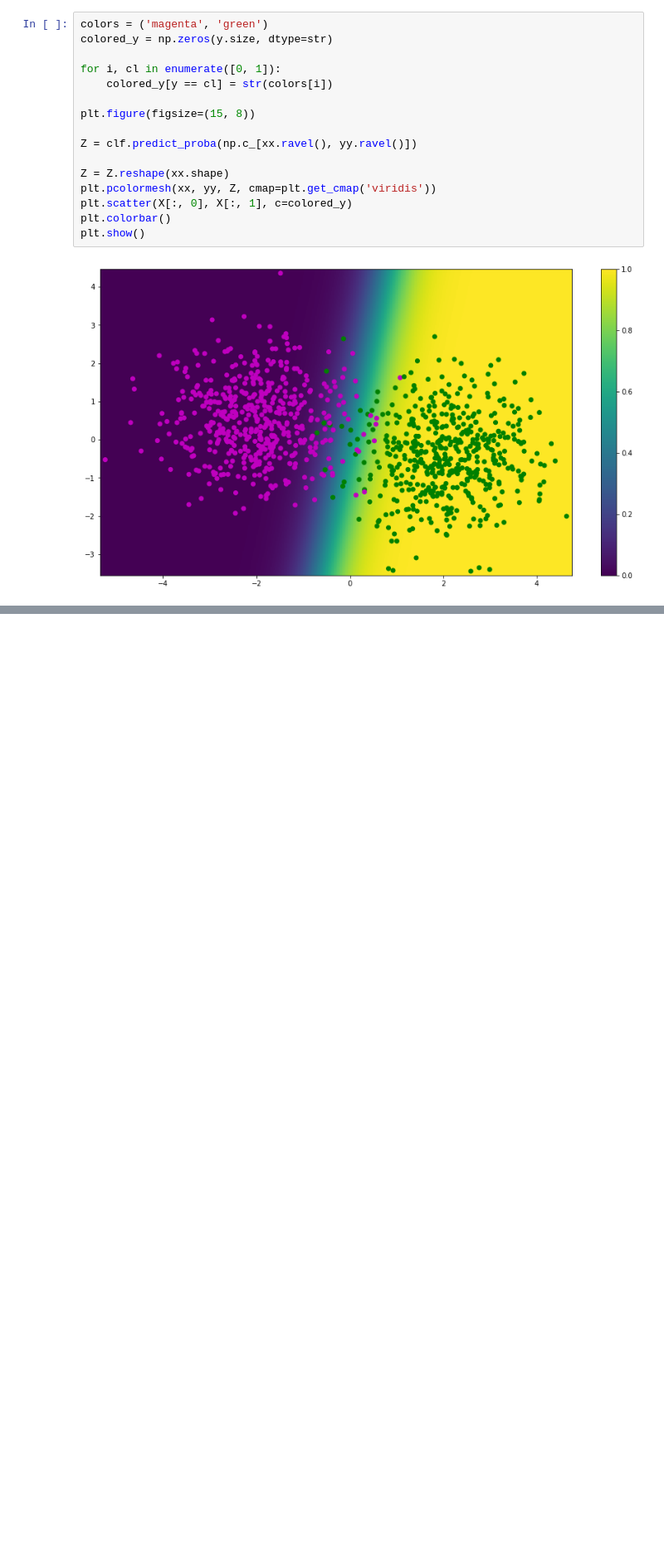
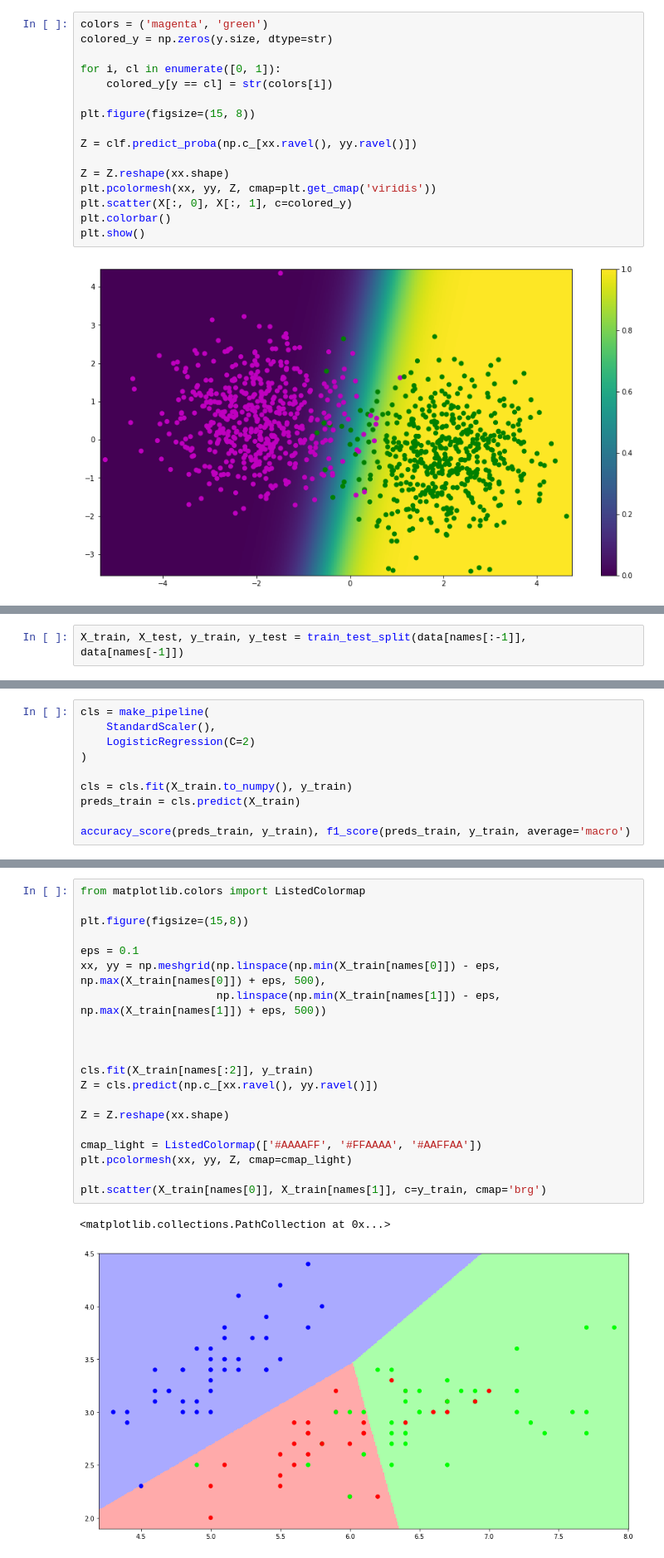
Before and after one commit to 1mmo/linear-models, a Jupyter notebook: src/linreg_regularization.ipynb, the cells around one changed output, grey strips where cells are left out. Shown at 83% size. Drawn from its saved outputs; the diff is of its cells as text; blank space fills up the shorter version.

```diff
--- a/src/linreg_regularization.ipynb
+++ b/src/linreg_regularization.ipynb
@@ -379,0 +488,2 @@ plt.show()
+# %%
+X_train, X_test, y_train, y_test = train_test_split(data[names[:-1]], data[names[-1]])
@@ -379,0 +495,10 @@ plt.show()
+# %%
+cls = make_pipeline(
+    StandardScaler(),
+    LogisticRegression(C=2)
+)
+
+cls = cls.fit(X_train.to_numpy(), y_train)
+preds_train = cls.predict(X_train)
+
+accuracy_score(preds_train, y_train), f1_score(preds_train, y_train, average='macro')
@@ -379,0 +520,23 @@ plt.show()
+# %%
+from matplotlib.colors import ListedColormap
+
+plt.figure(figsize=(15,8))
+
+eps = 0.1
+xx, yy = np.meshgrid(np.linspace(np.min(X_train[names[0]]) - eps, np.max(X_train[names[0]]) + eps, 500),
+                     np.linspace(np.min(X_train[names[1]]) - eps, np.max(X_train[names[1]]) + eps, 500))
+
+
+
+cls.fit(X_train[names[:2]], y_train)
+Z = cls.predict(np.c_[xx.ravel(), yy.ravel()])
+
+Z = Z.reshape(xx.shape)
+
+cmap_light = ListedColormap(['#AAAAFF', '#FFAAAA', '#AAFFAA'])
+plt.pcolormesh(xx, yy, Z, cmap=cmap_light)
+
+plt.scatter(X_train[names[0]], X_train[names[1]], c=y_train, cmap='brg')
+# %% [output]
+<matplotlib.collections.PathCollection at 0x...>
+[figure, added]
```
Also changed, not shown: parts of 19 cells of this notebook.
